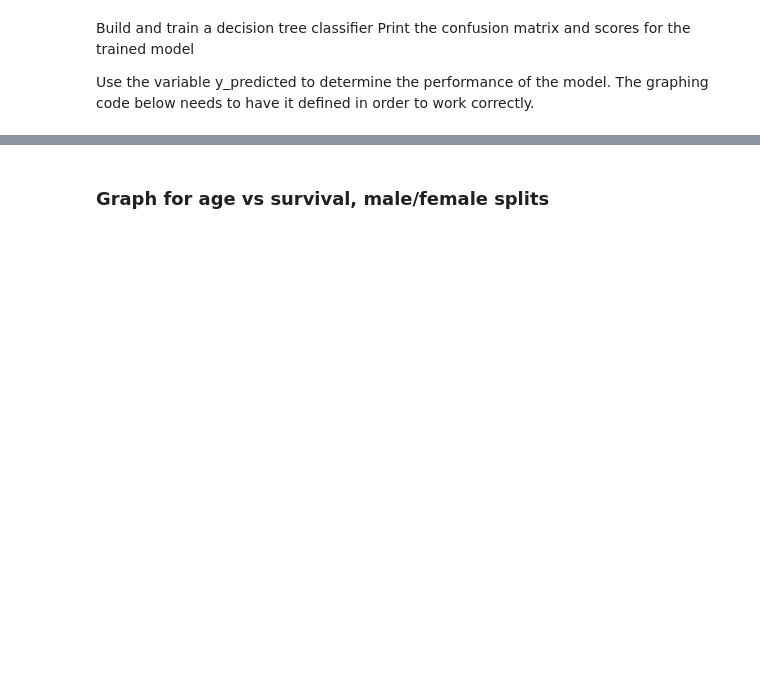
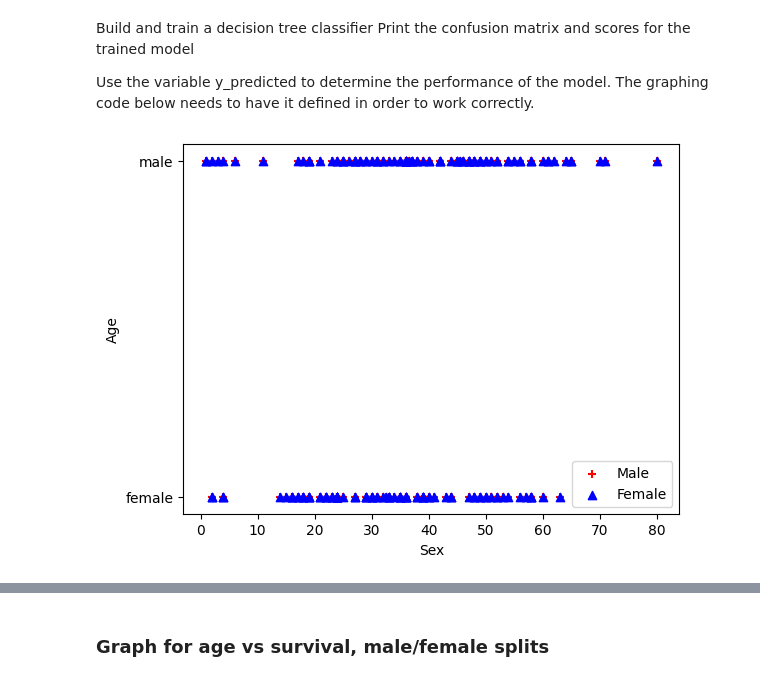
Before and after one commit to mrberns1/streaming-02-multiple-processes, a Jupyter notebook: Applied-Machine-Learning/Midterm_work/mid_starter.ipynb, the cells around one changed output, grey strips where cells are left out. Cells and saved outputs as stored; diff of their text form; code cells hidden in the pictures; blank space fills up the shorter version.

```diff
--- a/Applied-Machine-Learning/Midterm_work/mid_starter.ipynb
+++ b/Applied-Machine-Learning/Midterm_work/mid_starter.ipynb
@@ -54,0 +129,16 @@ Use the variable y_predicted to determine the performance of the model.  The gra
+# %%
+import numpy as np
+import matplotlib.pyplot as plt
+male_age = np.ma.masked_where(train_data['Sex']==0,
+ train_data['Age'])
+female_age = np.ma.masked_where(train_data['Sex']==1,
+ train_data['Age'])
+Age = train_data['Age']
+plt.scatter(male_age, Sex, c='red', marker='+')
+plt.scatter(female_age, Sex, c='blue', marker='^')
+plt.xlabel('Sex')
+plt.ylabel('Age')
+plt.legend(['Male', 'Female'])
+plt.show()
+# %% [output]
+[figure, added]
```
Also changed, not shown: parts of 8 cells of this notebook, 1 other file.
